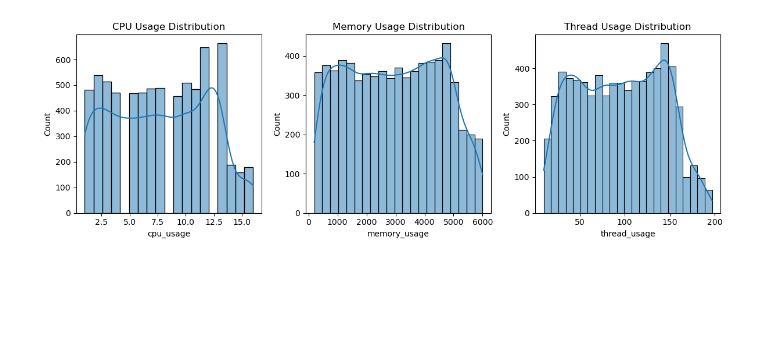
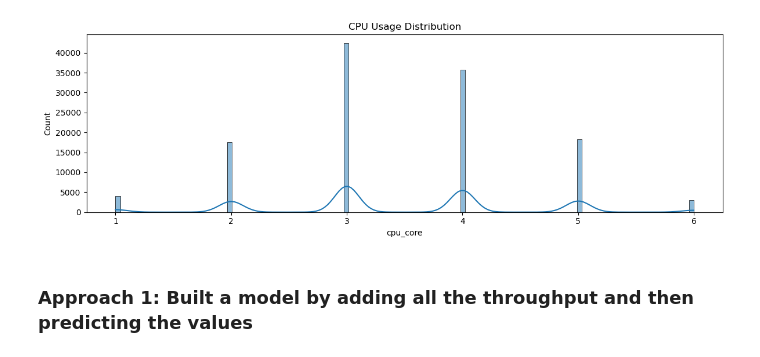
Before and after one commit to shahcj/uc_ml_ai_assignments, a Jupyter notebook: Capstone_Project/Capstone_Project.ipynb, the cells around one changed output. Cells and saved outputs as stored; diff of their text form; code cells hidden in the pictures; blank space fills up the shorter version.

```diff
--- a/Capstone_Project/Capstone_Project.ipynb
+++ b/Capstone_Project/Capstone_Project.ipynb
@@ -38,6 +51,6 @@ from sklearn.metrics import mean_squared_error, r2_score
 # %%
 # Load data
-df = pd.read_csv("api_metrics_2h.csv")
-df = df.sort_values("Timestamp")
+df = pd.read_csv("api_perf_metrics.csv")
+df = df.sort_values("timestamp")
 df.head()
 # %% [output]
@@ -87,14 +180,14 @@ dtype: int64
 # %%
 # Feature engineering (API load mix % + totals)
-rps_cols = ["api1_rps","api2_rps","api3_rps","api4_rps","api5_rps"]
-rt_cols  = ["api1_rt","api2_rt","api3_rt","api4_rt","api5_rt"]
+throughput_cols = ["search_api_throughput","insert_api_throughput","graph_api_throughput"]
+response_time_cols  = ["search_api_avg_ms","insert_api_avg_ms","graph_api_avg_ms"]
 
-df["total_rps"] = df[rps_cols].sum(axis=1)
-df["avg_rt"] = df[rt_cols].mean(axis=1)
+df["total_throughput"] = df[throughput_cols].sum(axis=1)
+df["avg_response_time"] = df[response_time_cols].mean(axis=1)
 
-for c in rps_cols:
-    df[c.replace("_rps", "_load_pct")] = (df[c] / df["total_rps"]) * 100
+for c in throughput_cols:
+    df[c.replace("_throughput", "_load_pct")] = (df[c] / df["total_throughput"]) * 100
 
-load_pct_cols = [c.replace("_rps", "_load_pct") for c in rps_cols]
-display(df[load_pct_cols + ["total_rps","avg_rt","cpu_usage","memory_usage","thread_usage"]].head())
+load_pct_cols = [c.replace("_avg_ms", "_load_pct") for c in response_time_cols]
+display(df[load_pct_cols + ["total_throughput","avg_response_time","cpu_core","heap_memory_perc"]].head())
 # %% [output]
@@ -107,19 +239,15 @@ display(df[load_pct_cols + ["total_rps","avg_rt","cpu_usage","memory_usage","thr
 # %%
 # Quick target distribution plots
-fig, axes = plt.subplots(1, 3, figsize=(12,4))
+fig, ax = plt.subplots(1, 1, figsize=(12, 4))
 
-sns.histplot(df["cpu_usage"], kde=True, ax=axes[0])
-axes[0].set_title("CPU Usage Distribution")
-
-sns.histplot(df["memory_usage"], kde=True, ax=axes[1])
-axes[1].set_title("Memory Usage Distribution")
-
-sns.histplot(df["thread_usage"], kde=True, ax=axes[2])
-axes[2].set_title("Thread Usage Distribution")
+sns.histplot(df["cpu_core"], kde=True, ax=ax)
+ax.set_title("CPU Usage Distribution")
 
 plt.tight_layout()
 plt.show()
 # %% [output]
-[figure, old version]
+[figure, new version]
+# %% [markdown]
+### Approach 1: Built a model by adding all the throughput and then predicting the values
 # %%
 # Baseline feature set
```
Also changed, not shown: parts of 30 cells of this notebook, 1 other file.
